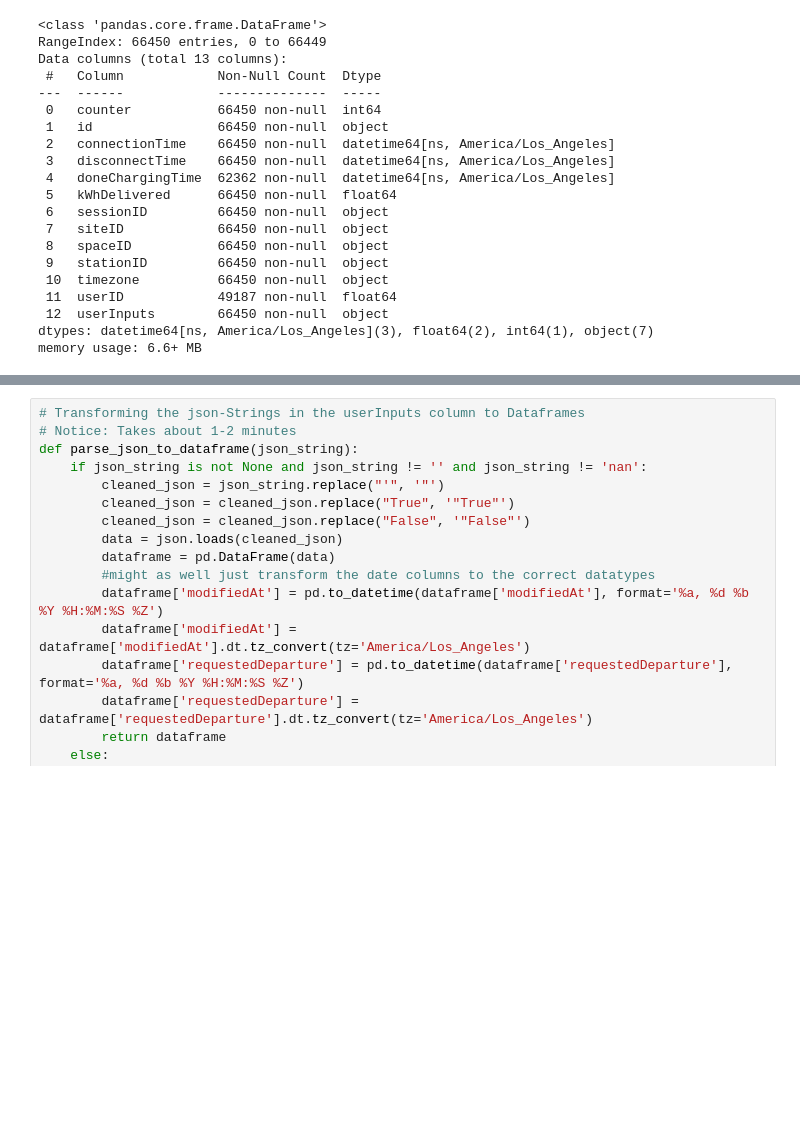
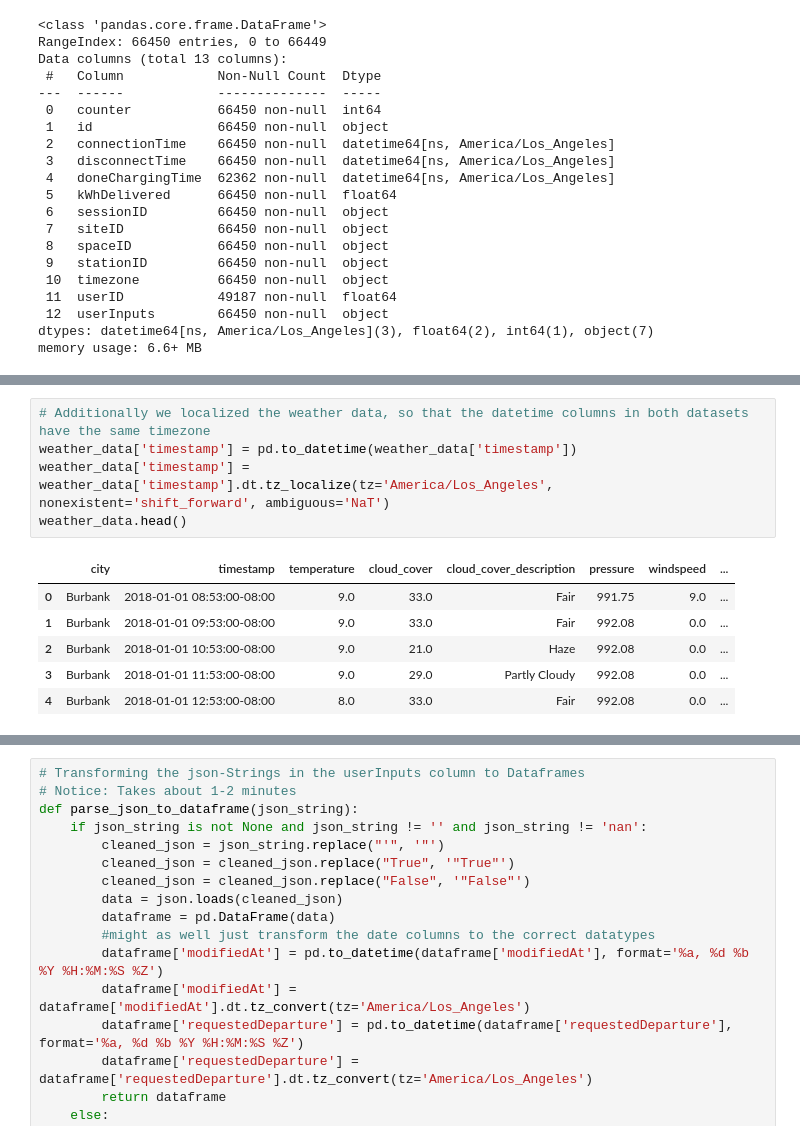
Before and after one commit to pmoll01/AA2024_Groupwork_DynamoData, a Jupyter notebook: Groupwork_DynamoData.ipynb, the cells around one changed output, grey strips where cells are left out. Drawn from its saved outputs; the diff is of its cells as text; blank space fills up the shorter version.

Commit message:
weather data localize and export merged dataset

```diff
--- a/Groupwork_DynamoData.ipynb
+++ b/Groupwork_DynamoData.ipynb
@@ -171,3 +171,15 @@ charging_data.head()
 | 2 | 2 | 5e23b149f9af8b5fe4b973d1 | 2020-01-02 05:56:35-08:00 | 2020-01-02 16:39:22-08:00 | 2020-01-02 08:35:06-08:00 | 6.521 | 1_1_193_829_2020-01-02 13:56:35.2... | 1 | ... |
 | 3 | 3 | 5e23b149f9af8b5fe4b973d2 | 2020-01-02 05:59:58-08:00 | 2020-01-02 08:38:39-08:00 | 2020-01-02 07:18:45-08:00 | 2.355 | 1_1_193_820_2020-01-02 13:59:58.3... | 1 | ... |
 | 4 | 4 | 5e23b149f9af8b5fe4b973d3 | 2020-01-02 06:00:01-08:00 | 2020-01-02 14:08:40-08:00 | 2020-01-02 10:17:30-08:00 | 13.375 | 1_1_193_819_2020-01-02 14:00:00.7... | 1 | ... |
+# %%
+# Additionally we localized the weather data, so that the datetime columns in both datasets have the same timezone
+weather_data['timestamp'] = pd.to_datetime(weather_data['timestamp'])
+weather_data['timestamp'] = weather_data['timestamp'].dt.tz_localize(tz='America/Los_Angeles', nonexistent='shift_forward', ambiguous='NaT')
+weather_data.head()
+# %% [output]
+|  | city | timestamp | temperature | cloud_cover | cloud_cover_description | pressure | windspeed | ... |
+| 0 | Burbank | 2018-01-01 08:53:00-08:00 | 9.0 | 33.0 | Fair | 991.75 | 9.0 | ... |
+| 1 | Burbank | 2018-01-01 09:53:00-08:00 | 9.0 | 33.0 | Fair | 992.08 | 0.0 | ... |
+| 2 | Burbank | 2018-01-01 10:53:00-08:00 | 9.0 | 21.0 | Haze | 992.08 | 0.0 | ... |
+| 3 | Burbank | 2018-01-01 11:53:00-08:00 | 9.0 | 29.0 | Partly Cloudy | 992.08 | 0.0 | ... |
+| 4 | Burbank | 2018-01-01 12:53:00-08:00 | 8.0 | 33.0 | Fair | 992.08 | 0.0 | ... |
```
Also changed, not shown: parts of 12 cells of this notebook.
